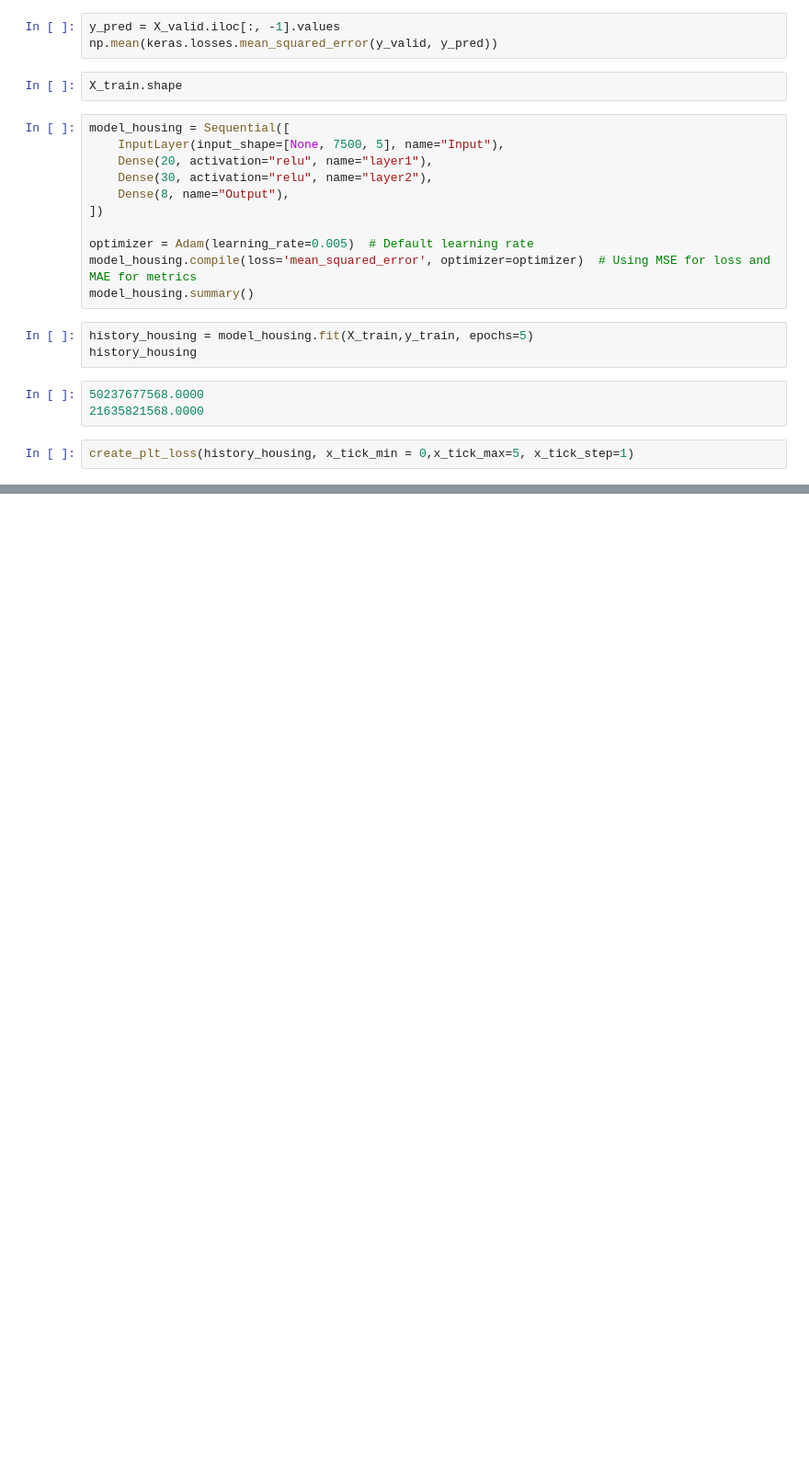
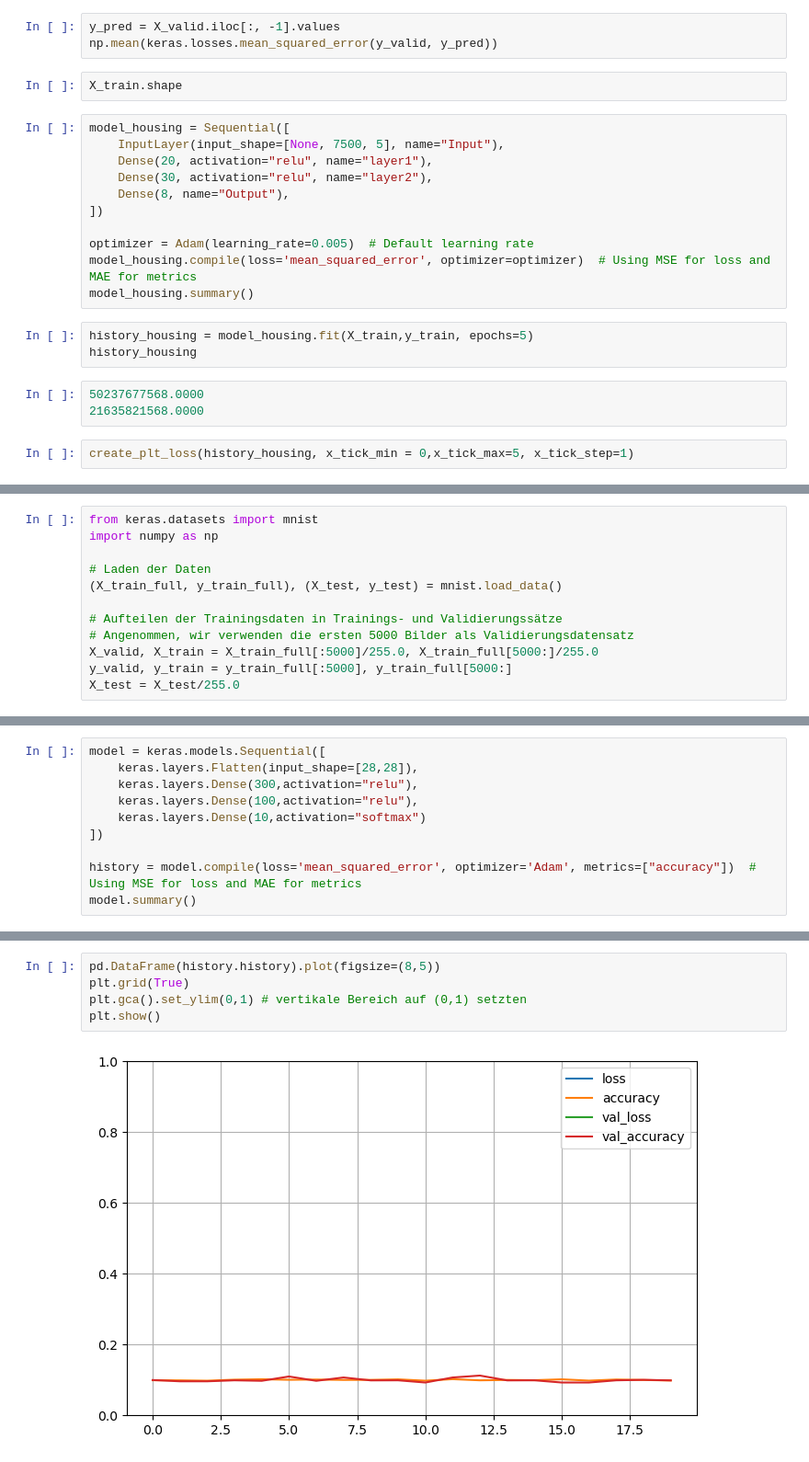
Before and after one commit to RiccardoDAndrea/Training, a Jupyter notebook: Scripts/Models/own_models.ipynb, the cells around one changed output, grey strips where cells are left out. Shown at 92% size. Saved outputs shown, nothing was run; the diff lists cells and outputs as text; blank space fills up the shorter version.

```diff
--- a/Scripts/Models/own_models.ipynb
+++ b/Scripts/Models/own_models.ipynb
@@ -517,0 +513,12 @@ create_plt_loss(history_housing, x_tick_min = 0,x_tick_max=5, x_tick_step=1)
+# %%
+from keras.datasets import mnist
+import numpy as np
+
+# Laden der Daten
+(X_train_full, y_train_full), (X_test, y_test) = mnist.load_data()
+
+# Aufteilen der Trainingsdaten in Trainings- und Validierungssätze
+# Angenommen, wir verwenden die ersten 5000 Bilder als Validierungsdatensatz
+X_valid, X_train = X_train_full[:5000]/255.0, X_train_full[5000:]/255.0
+y_valid, y_train = y_train_full[:5000], y_train_full[5000:]
+X_test = X_test/255.0
@@ -517,0 +531,10 @@ create_plt_loss(history_housing, x_tick_min = 0,x_tick_max=5, x_tick_step=1)
+# %%
+model = keras.models.Sequential([
+    keras.layers.Flatten(input_shape=[28,28]),
+    keras.layers.Dense(300,activation="relu"),
+    keras.layers.Dense(100,activation="relu"),
+    keras.layers.Dense(10,activation="softmax")
+])
+
+history = model.compile(loss='mean_squared_error', optimizer='Adam', metrics=["accuracy"])  # Using MSE for loss and MAE for metrics
+model.summary()
@@ -517,0 +612,7 @@ create_plt_loss(history_housing, x_tick_min = 0,x_tick_max=5, x_tick_step=1)
+# %%
+pd.DataFrame(history.history).plot(figsize=(8,5))
+plt.grid(True)
+plt.gca().set_ylim(0,1) # vertikale Bereich auf (0,1) setzten
+plt.show()
+# %% [output]
+[figure, added]
```
Also changed, not shown: parts of 18 cells of this notebook, 1 other file.
